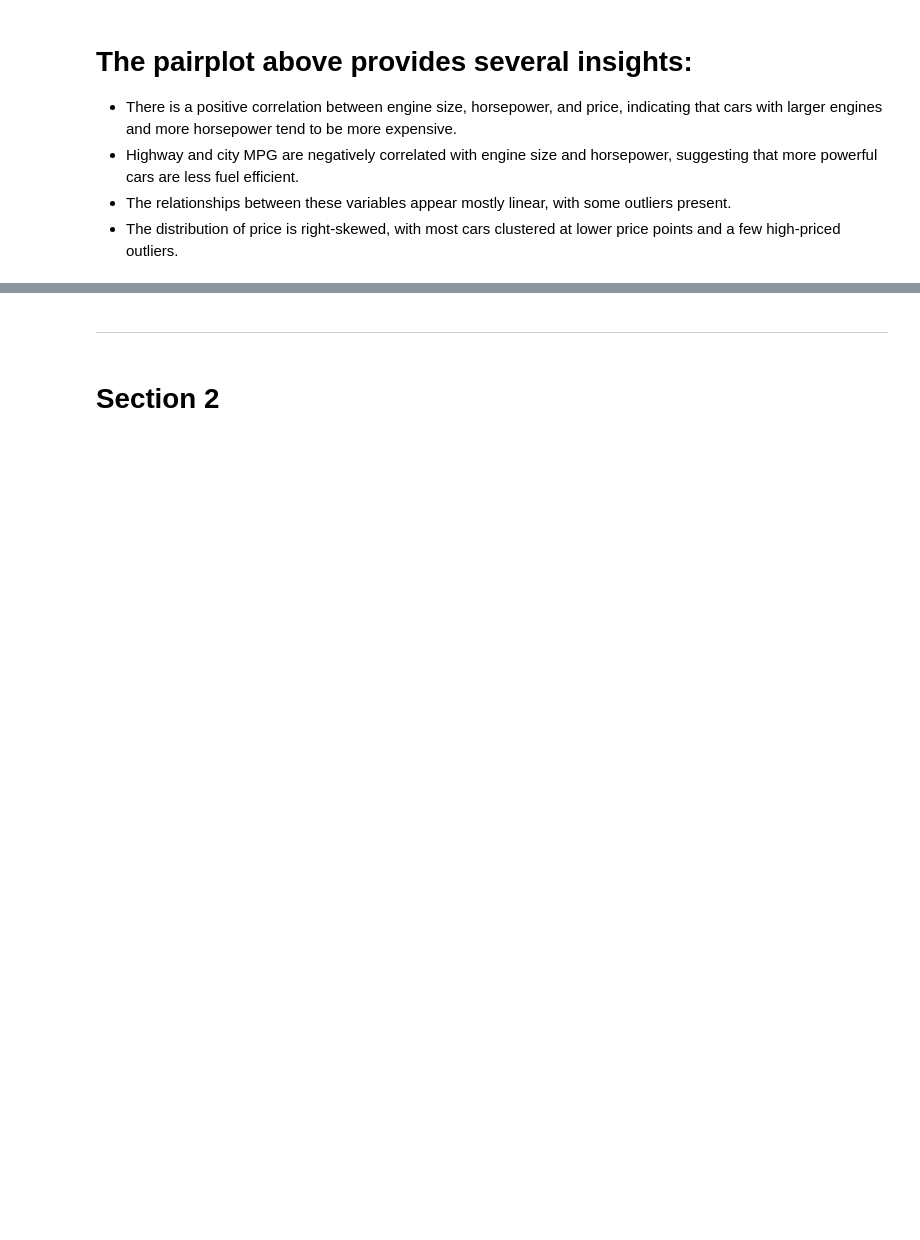
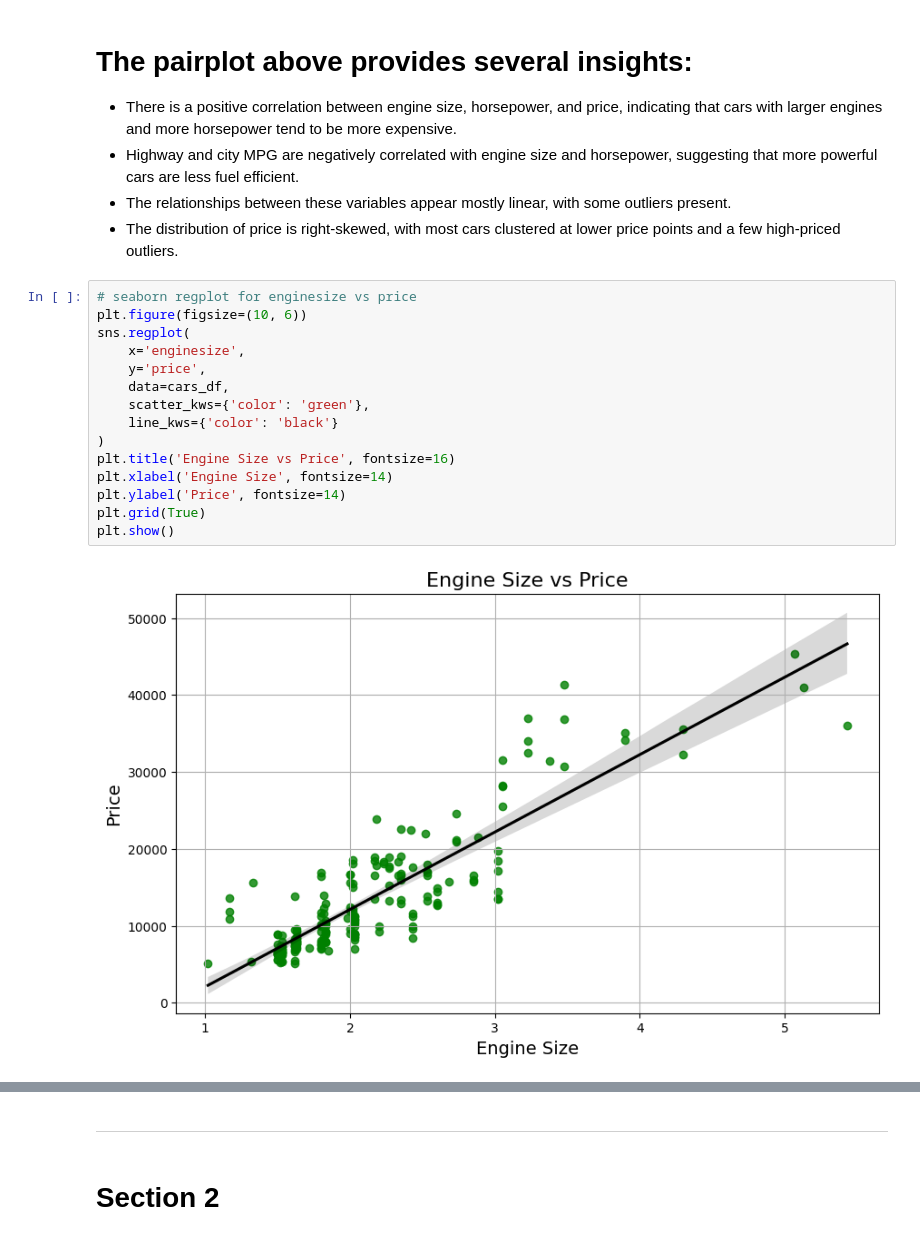
Before and after one commit to AL-MASNAI/car-price-analysis-hackathon-team4, a Jupyter notebook: jupyter_notebooks/Visualisation.ipynb, the cells around one changed output, grey strips where cells are left out. Cells and saved outputs as stored; diff of their text form; blank space fills up the shorter version.

Commit message:
Added boxplot and regplot

```diff
--- a/jupyter_notebooks/Visualisation.ipynb
+++ b/jupyter_notebooks/Visualisation.ipynb
@@ -77,3 +78,20 @@ plt.show()
 - Highway and city MPG are negatively correlated with engine size and horsepower, suggesting that more powerful cars are less fuel efficient.
 - The relationships between these variables appear mostly linear, with some outliers present.
 - The distribution of price is right-skewed, with most cars clustered at lower price points and a few high-priced outliers.
+# %%
+# seaborn regplot for enginesize vs price
+plt.figure(figsize=(10, 6))
+sns.regplot(
+    x='enginesize',
+    y='price',
+    data=cars_df,
+    scatter_kws={'color': 'green'},
+    line_kws={'color': 'black'}
+)
+plt.title('Engine Size vs Price', fontsize=16)
+plt.xlabel('Engine Size', fontsize=14)
+plt.ylabel('Price', fontsize=14)
+plt.grid(True)
+plt.show()
+# %% [output]
+[figure, added]
```
Also changed, not shown: parts of 7 cells of this notebook, 1 other file.
